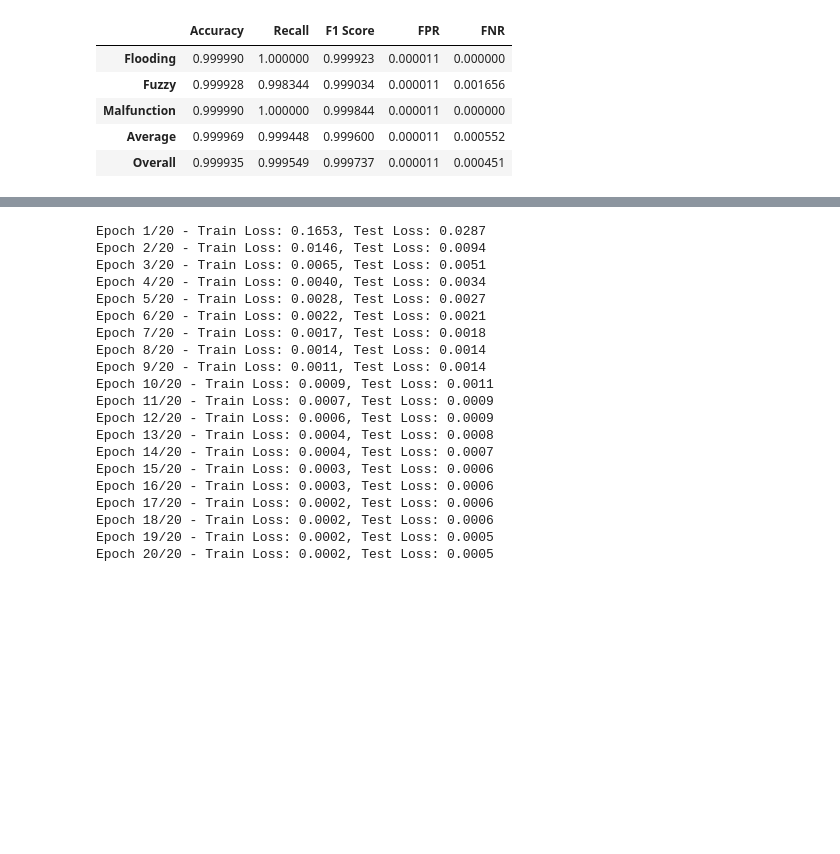
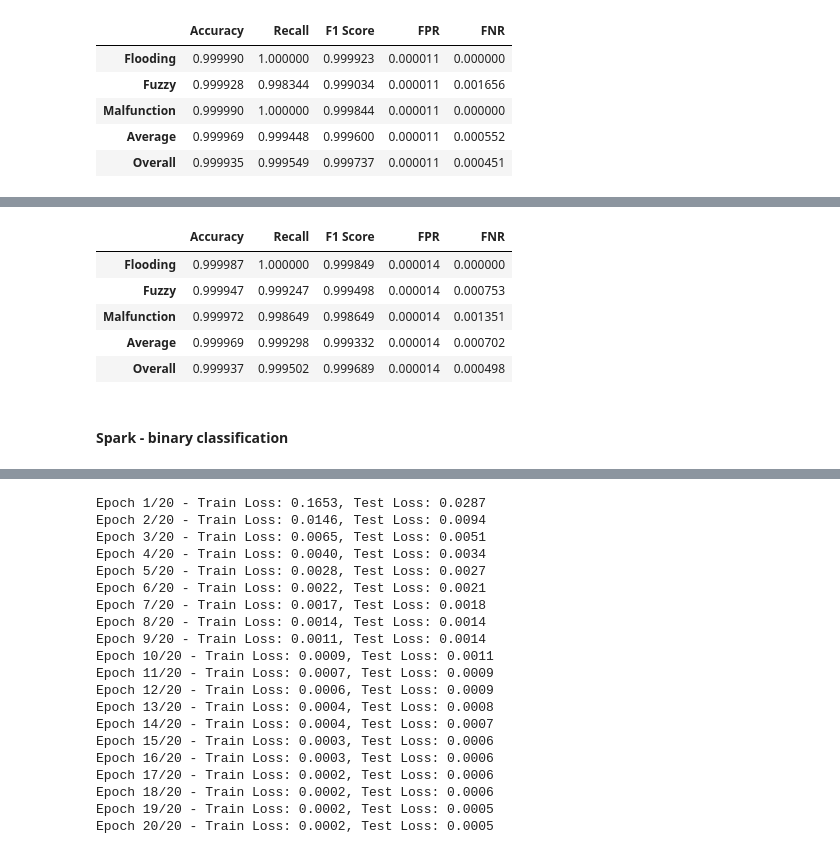
Before and after one commit to zsikorska/cps-can-bus, a Jupyter notebook: detection.ipynb, the cells around one changed output, grey strips where cells are left out. Cells and saved outputs as stored; diff of their text form; code cells hidden in the pictures; blank space fills up the shorter version.

```diff
--- a/detection.ipynb
+++ b/detection.ipynb
@@ -211,22 +211,34 @@ len(train_dataset_sonata), len(test_dataset_sonata)
 (428032, 107009)
 # %%
 class LSTMNetwork(nn.Module):
-    def __init__(self, input_size, hidden_size, output_size, num_layers, network_type):
+    def __init__(self, input_size, hidden_sizes, output_size, num_layers, network_type):
         super(LSTMNetwork, self).__init__()
-        self.hidden_size = hidden_size
+        self.hidden_sizes = hidden_sizes
         self.num_layers = num_layers
-        self.lstm = nn.LSTM(input_size, hidden_size, num_layers=num_layers, batch_first=True)
-        self.fc = nn.Linear(hidden_size, output_size)
+
+        self.lstm_layers = nn.ModuleList()
+        for i in range(num_layers):
+            self.lstm_layers.append(
+                nn.LSTM(
+                    input_size=input_size if i == 0 else hidden_sizes[i - 1],
+                    hidden_size=hidden_sizes[i],
+                    num_layers=1,
+                    batch_first=True,
+                )
+            )
+
+        self.fc = nn.Linear(hidden_sizes[-1], output_size)
         self.network_type = network_type
 
     def forward(self, X):
         if len(X.shape) == 2:
             X = X.unsqueeze(1)
         batch_size = X.size(0)
-        hidden = torch.zeros(self.num_layers, batch_size, self.hidden_size).to(device)
-        carry = torch.zeros(self.num_layers, batch_size, self.hidden_size).to(device)
-        output, (hidden, carry) = self.lstm(X, (hidden, carry))
-        output = self.fc(output[:, -1])
+
+        for lstm in self.lstm_layers:
+          X, _ = lstm(X)
+
+        output = self.fc(X[:, -1])
         if self.network_type == 'binary':
           return torch.sigmoid(output)
         else:
@@ -407,0 +430,4 @@ df_scores
+# %%
+lstm = LSTMNetwork(input_size=10, hidden_sizes=[512], output_size=1, num_layers=1, network_type='binary').to(device)
+loss = lstm.fit(train_loader_soul, test_loader_soul, 20, optim.Adam(lstm.parameters(), lr=0.0001), nn.BCELoss())
+predictions = lstm.predict(test_loader_soul)
@@ -407,0 +455,12 @@ df_scores
+# %%
+df_scores = calculate_scores_binary_classification(Y_test_soul, predictions)
+df_scores
+# %% [output]
+|  | Accuracy | Recall | F1 Score | FPR | FNR |
+| Flooding | 0.999987 | 1.000000 | 0.999849 | 0.000014 | 0.000000 |
+| Fuzzy | 0.999947 | 0.999247 | 0.999498 | 0.000014 | 0.000753 |
+| Malfunction | 0.999972 | 0.998649 | 0.998649 | 0.000014 | 0.001351 |
+| Average | 0.999969 | 0.999298 | 0.999332 | 0.000014 | 0.000702 |
+| Overall | 0.999937 | 0.999502 | 0.999689 | 0.000014 | 0.000498 |
+# %% [markdown]
+#### Spark - binary classification
```
Also changed, not shown: parts of 21 cells of this notebook.
